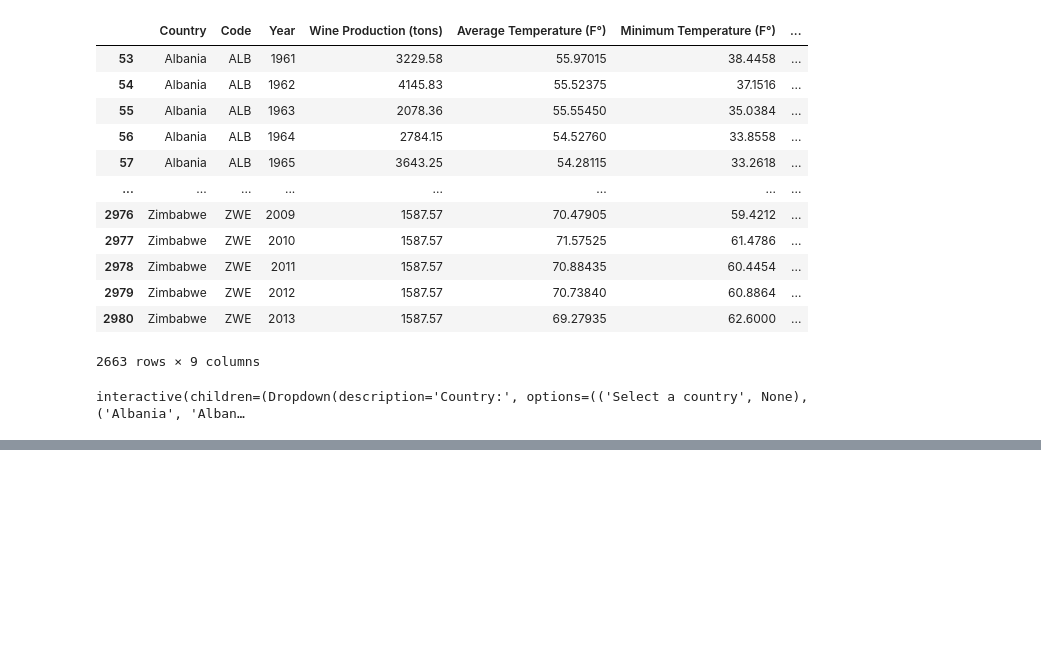
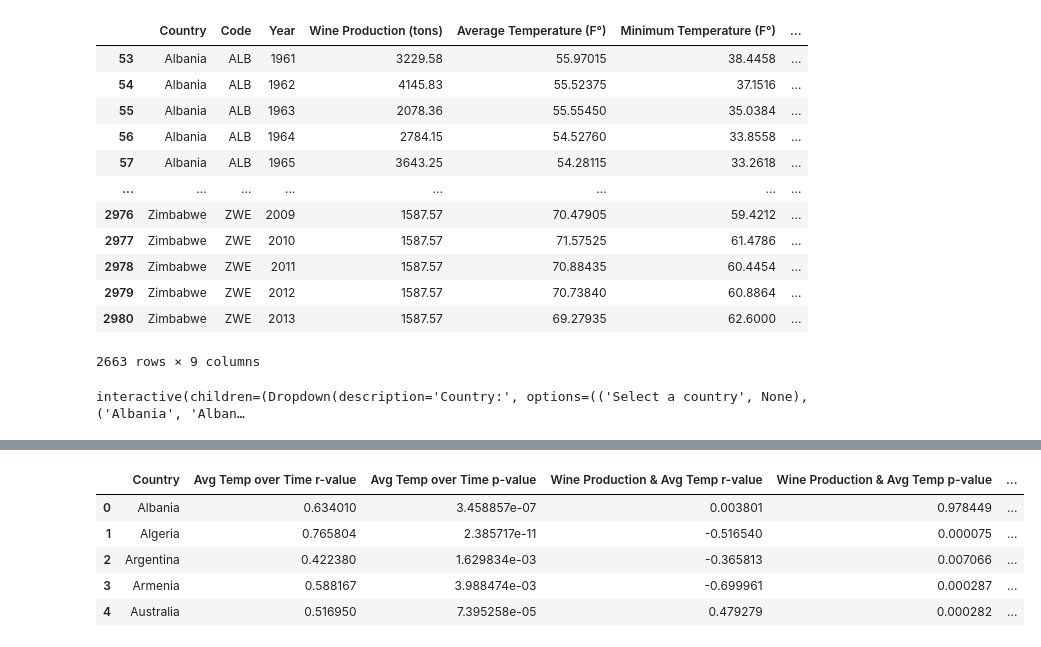
Before and after one commit to canayter/wine_and_climate_change, a Jupyter notebook: main.ipynb, the cells around one changed output, grey strips where cells are left out. Cells and saved outputs as stored; diff of their text form; code cells hidden in the pictures; blank space fills up the shorter version.

```diff
--- a/main.ipynb
+++ b/main.ipynb
@@ -570,0 +611,53 @@ plt.show()
+# %%
+
+from scipy.stats import pearsonr
+import numpy as np
+
+# Preprocessing the data to focus on relevant columns
+data_relevant = country_data_df[['Country', 'Year', 'Wine Production (tons)', 'Average Temperature (F°)']]
+
+# Grouping the data by country
+grouped_data = data_relevant.groupby('Country')
+
+# Collecting data in a list of dictionaries instead of using DataFrame.append
+results_list = []
+
+# Calculating r-values and p-values for each country
+for country, group in grouped_data:
+    # Calculating the r-value and p-value for average temperature over time
+    r_value_temp_time, p_value_temp_time = pearsonr(group['Year'], group['Average Temperature (F°)'])
+
+    # Handling cases where wine production data might have NaN values
+    if group['Wine Production (tons)'].isna().any():
+        r_value_wine_temp = np.nan
+        p_value_wine_temp = np.nan
+        r_value_wine_time = np.nan
+        p_value_wine_time = np.nan
+    else:
+        # Calculating the r-value and p-value for wine production and average temperature
+        r_value_wine_temp, p_value_wine_temp = pearsonr(group['Wine Production (tons)'], group['Average Temperature (F°)'])
+        # Calculating the r-value and p-value for wine production over time
+        r_value_wine_time, p_value_wine_time = pearsonr(group['Wine Production (tons)'], group['Year'])
+
+    # Appending the results to the list
+    results_list.append({
+        'Country': country,
+        'Avg Temp over Time r-value': r_value_temp_time,
+        'Avg Temp over Time p-value': p_value_temp_time,
+        'Wine Production & Avg Temp r-value': r_value_wine_temp,
+        'Wine Production & Avg Temp p-value': p_value_wine_temp,
+        'Wine Production over Time r-value': r_value_wine_time,
+        'Wine Production over Time p-value': p_value_wine_time
+    })
+
+# Creating a DataFrame from the list of dictionaries
+results_df = pd.DataFrame(results_list)
+results_df.to_csv("Resources/country_r_p_values.csv", index_label="original_index")
+results_df.head()
+# %% [output]
+|  | Country | Avg Temp over Time r-value | Avg Temp over Time p-value | Wine Production & Avg Temp r-value | Wine Production & Avg Temp p-value | ... |
+| 0 | Albania | 0.634010 | 3.458857e-07 | 0.003801 | 0.978449 | ... |
+| 1 | Algeria | 0.765804 | 2.385717e-11 | -0.516540 | 0.000075 | ... |
+| 2 | Argentina | 0.422380 | 1.629834e-03 | -0.365813 | 0.007066 | ... |
+| 3 | Armenia | 0.588167 | 3.988474e-03 | -0.699961 | 0.000287 | ... |
+| 4 | Australia | 0.516950 | 7.395258e-05 | 0.479279 | 0.000282 | ... |
```
Also changed, not shown: parts of 14 cells of this notebook, 30 other files.
